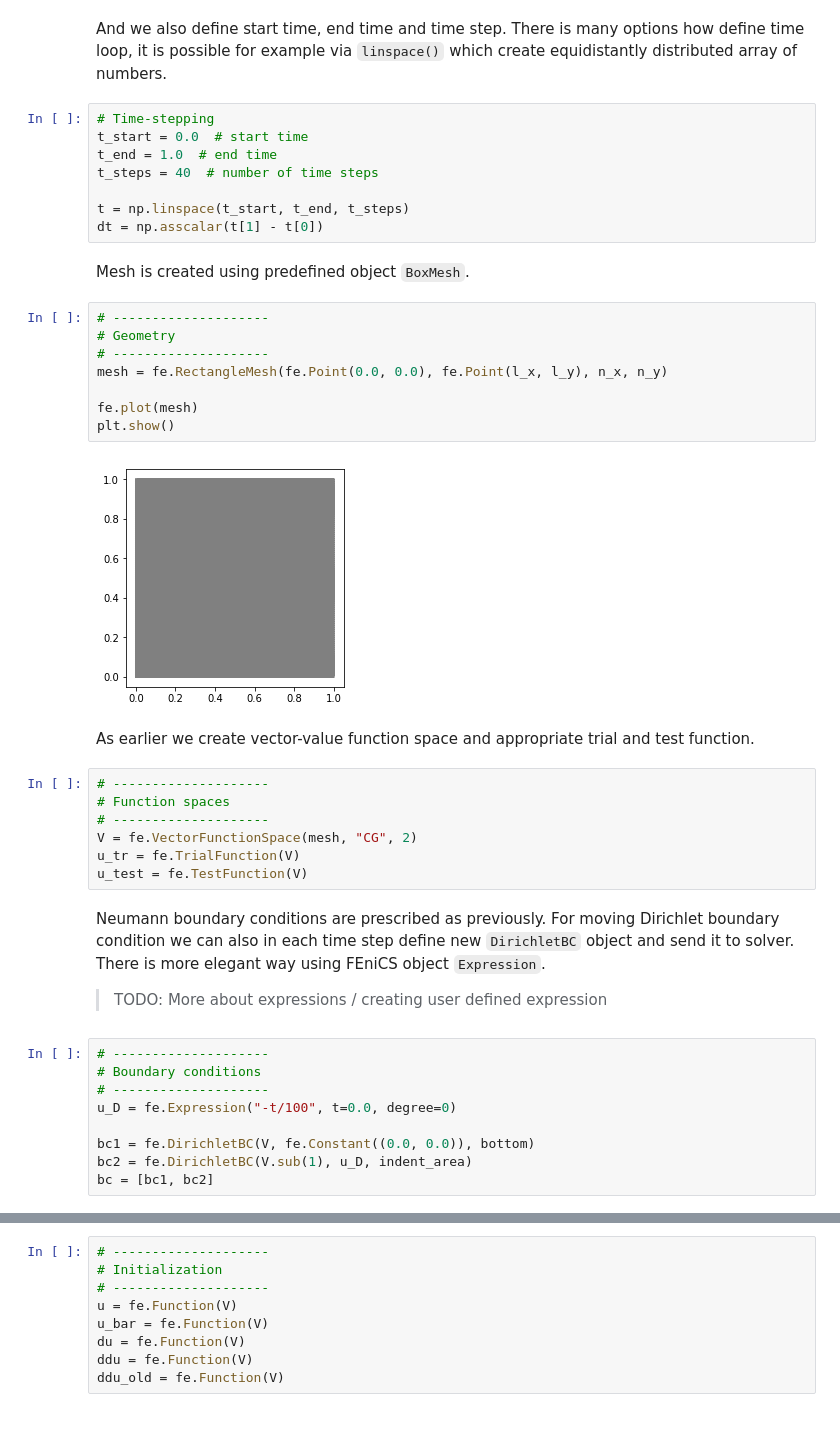
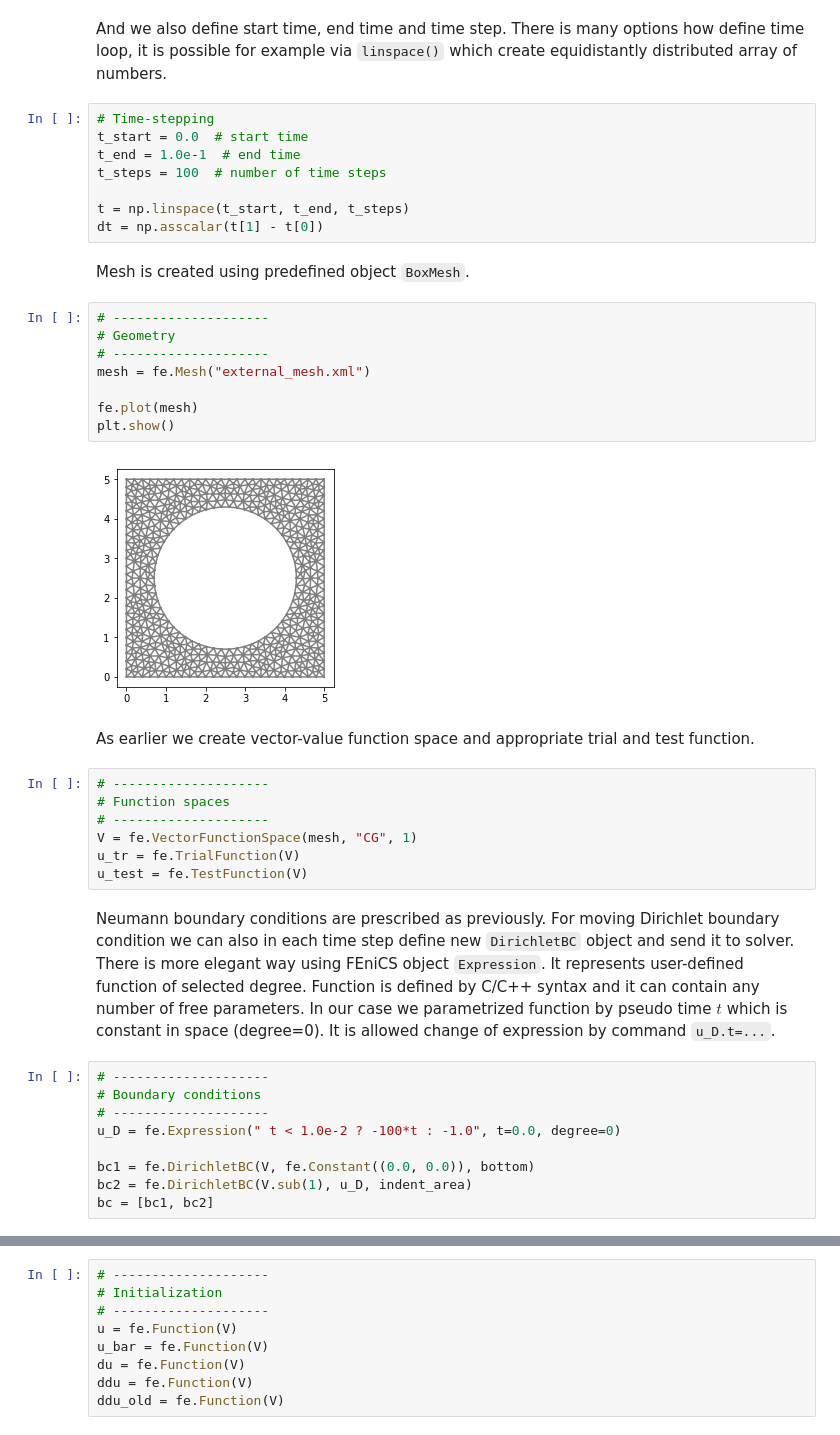
Before and after one commit to georgiosmalik/fenics-course, a Jupyter notebook: docs/source/Elastodynamics/FEniCS_2a.ipynb, the cells around one changed output, grey strips where cells are left out. Drawn from its saved outputs; the diff is of its cells as text.

```diff
--- a/docs/source/Elastodynamics/FEniCS_2a.ipynb
+++ b/docs/source/Elastodynamics/FEniCS_2a.ipynb
@@ -85,8 +90,8 @@ And we also define start time, end time and time step. There is many options how
 # %%
 # Time-stepping
 t_start = 0.0  # start time
-t_end = 1.0  # end time
-t_steps = 40  # number of time steps
+t_end = 1.0e-1  # end time
+t_steps = 100  # number of time steps
 
 t = np.linspace(t_start, t_end, t_steps)
 dt = np.asscalar(t[1] - t[0])
@@ -95,30 +100,29 @@ Mesh is created using predefined object `BoxMesh`.
 # %%
 # --------------------
 # Geometry
 # --------------------
-mesh = fe.RectangleMesh(fe.Point(0.0, 0.0), fe.Point(l_x, l_y), n_x, n_y)
+mesh = fe.Mesh("external_mesh.xml")
 
 fe.plot(mesh)
 plt.show()
 # %% [output]
-[figure, old version]
+[figure, new version]
 # %% [markdown]
 As earlier we create vector-value function space and appropriate trial and test function.
 # %%
 # --------------------
 # Function spaces
 # --------------------
-V = fe.VectorFunctionSpace(mesh, "CG", 2)
+V = fe.VectorFunctionSpace(mesh, "CG", 1)
 u_tr = fe.TrialFunction(V)
 u_test = fe.TestFunction(V)
 # %% [markdown]
-Neumann boundary conditions are prescribed as previously. For moving Dirichlet boundary condition we can also in each time step define new `DirichletBC` object and send it to solver. There is more elegant way using FEniCS object `Expression`.
-> TODO: More about expressions / creating user defined expression
+Neumann boundary conditions are prescribed as previously. For moving Dirichlet boundary condition we can also in each time step define new `DirichletBC` object and send it to solver. There is more elegant way using FEniCS object `Expression`. It represents user-defined function of selected degree. Function is defined by C/C++ syntax and it can contain any number of free parameters. In our case we parametrized function by pseudo time $t$ which is constant in space (degree=0). It is allowed change of expression by command `u_D.t=...`.
 # %%
 # --------------------
 # Boundary conditions
 # --------------------
-u_D = fe.Expression("-t/100", t=0.0, degree=0)
+u_D = fe.Expression(" t < 1.0e-2 ? -100*t : -1.0", t=0.0, degree=0)
 
 bc1 = fe.DirichletBC(V, fe.Constant((0.0, 0.0)), bottom)
 bc2 = fe.DirichletBC(V.sub(1), u_D, indent_area)
```
Also changed, not shown: parts of 9 cells of this notebook.
